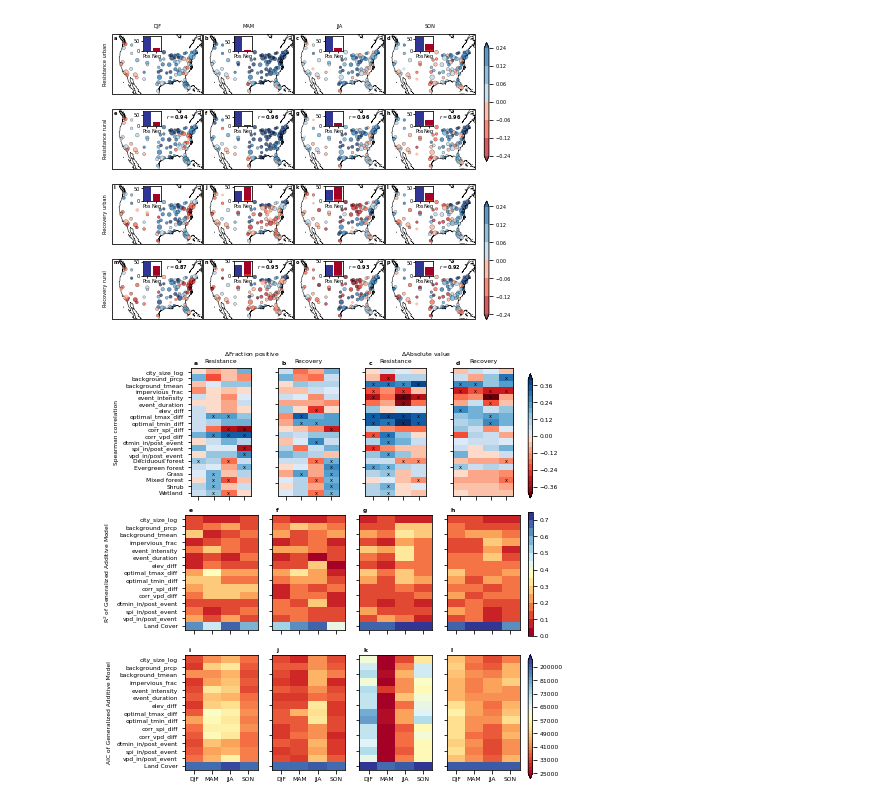
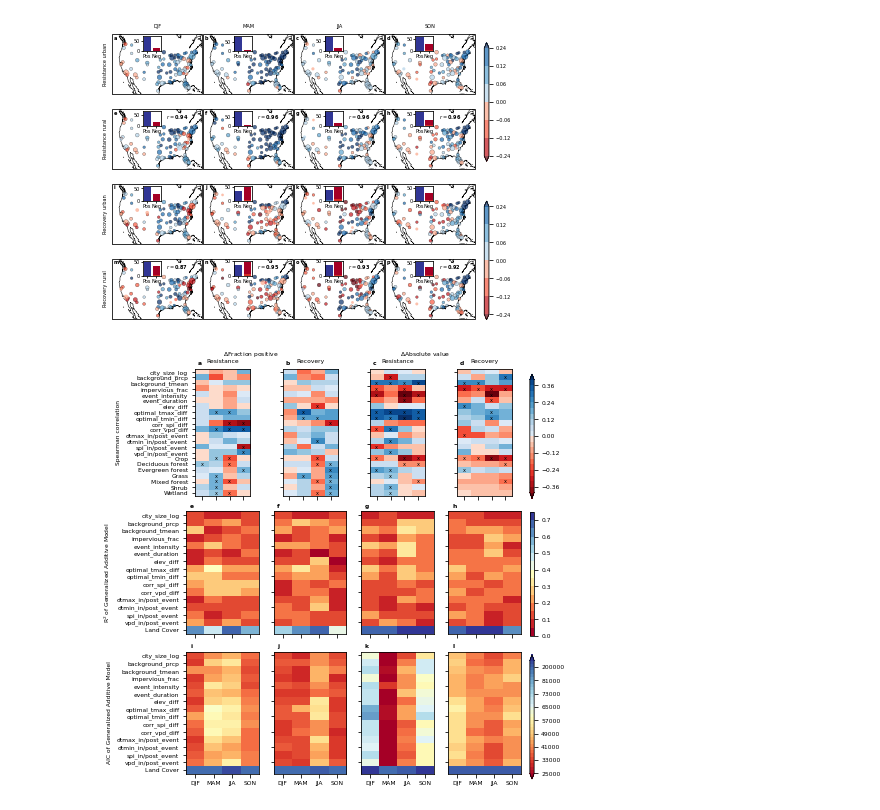
Before and after one commit to ypwong22/urban_resilience, a Jupyter notebook: monthly_percity_summary.ipynb, the cells around one changed output. Drawn from its saved outputs; the diff is of its cells as text; code cells hidden in the pictures.

```diff
--- a/monthly_percity_summary.ipynb
+++ b/monthly_percity_summary.ipynb
@@ -576,7 +574,7 @@ for j, which in enumerate(['Sign', 'Mag']):
         ax = axes[0, j*2+i]
 
         temp = results.loc[(stat, which), 'Spearman']
-        reorder = list(temp.index[:11]) + list(temp.index[19:]) + list(temp.index[12:18])
+        reorder = list(temp.index[:11]) + list(temp.index[18:]) + list(temp.index[11:18])
         temp = temp.loc[reorder, :]
         cf = ax.imshow(temp, cmap = cmap_div(thres = 0.1), aspect = 0.42,
                        norm = BoundaryNorm(np.linspace(-0.4, 0.4, 21), ncolors = 256, extend = 'both'))
@@ -609,7 +607,7 @@ for j, which in enumerate(['Sign', 'Mag']):
 
         ax = axes[1, j*2+i]
         temp = results.loc[(stat, which), 'GAM_R2']
-        reorder = list(temp.index[:11]) + list(temp.index[19:]) + [temp.index[12]]
+        reorder = list(temp.index[:11]) + list(temp.index[18:]) + [temp.index[11]]
         temp = temp.loc[reorder, :]
         temp.index = reorder[:-1] + ['Land Cover']
         cf = ax.imshow(temp, cmap = 'RdYlBu',
@@ -627,33 +625,33 @@ for j, which in enumerate(['Sign', 'Mag']):
         ax.text(0.05, 1.03, lab[4 + i + j*2], fontweight = 'bold', transform = ax.transAxes)
 
         if (i + j*2) == 3:
             cax = fig.add_axes([0.92, 0.385, 0.01, 0.23])
             plt.colorbar(cf, cax = cax, orientation = 'vertical')
 
         ax = axes[2, j*2+i]
         temp = results.loc[(stat, which), 'GAM_AIC']
-        reorder = list(temp.index[:11]) + list(temp.index[19:]) + [temp.index[12]]
+        reorder = list(temp.index[:11]) + list(temp.index[18:]) + [temp.index[11]]
         temp = temp.loc[reorder, :]
         temp.index = reorder[:-1] + ['Land Cover']
         cf = ax.imshow(temp, cmap = 'RdYlBu',
                        norm = BoundaryNorm(list(np.arange(2.5e4, 8.51e4, 2e3)) + [1e5, 2e5, 3e5, 4e5], ncolors = 256, extend = 'both'),
                        aspect = 0.42) # [0, 0.1, 0.2, 0.3, 0.4, 0.5, 0.6, 0.7, 0.8, 0.9]
         if (j*2 + i) == 0:
             ax.set_yticks(range(temp.shape[0]))
             ax.set_yticklabels(temp.index)
         else:
             ax.set_yticklabels([])
         ax.set_xticks(range(4))
         ax.set_xticklabels(['DJF', 'MAM', 'JJA', 'SON'])
         if (j == 0) & (i == 0):
             ax.set_ylabel('AIC of Generalized Additive Model')
         ax.text(0.05, 1.03, lab[8 + i + j*2], fontweight = 'bold', transform = ax.transAxes)
 
         if (i + j*2) == 3:
             cax = fig.add_axes([0.92, 0.12, 0.01, 0.23])
             plt.colorbar(cf, cax = cax, orientation = 'vertical', extend = 'both')
 
 fig.savefig(os.path.join(path_out, 'measures', 'regression_per_pixel', 'summary', f'percity_spatial_avg_summary_{fix}_{self.extreme}_fig1_table1{suffix}.png'), dpi = 600., bbox_inches = 'tight', facecolor = 'w')
-plt.close(fig)
+#plt.close(fig)
 # %% [output]
-[figure, old version]
+[figure, new version]
```
Also changed, not shown: parts of 2 cells of this notebook, 2 other files.
